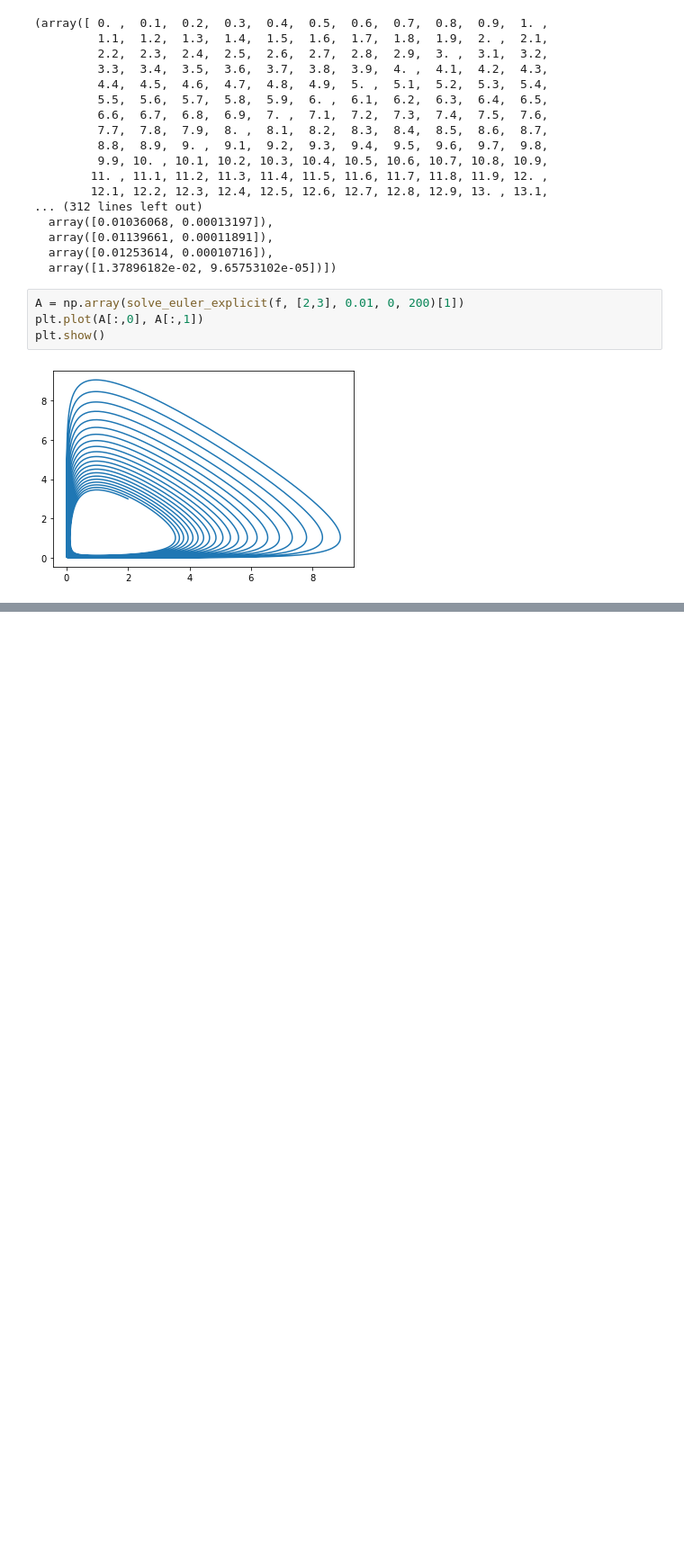
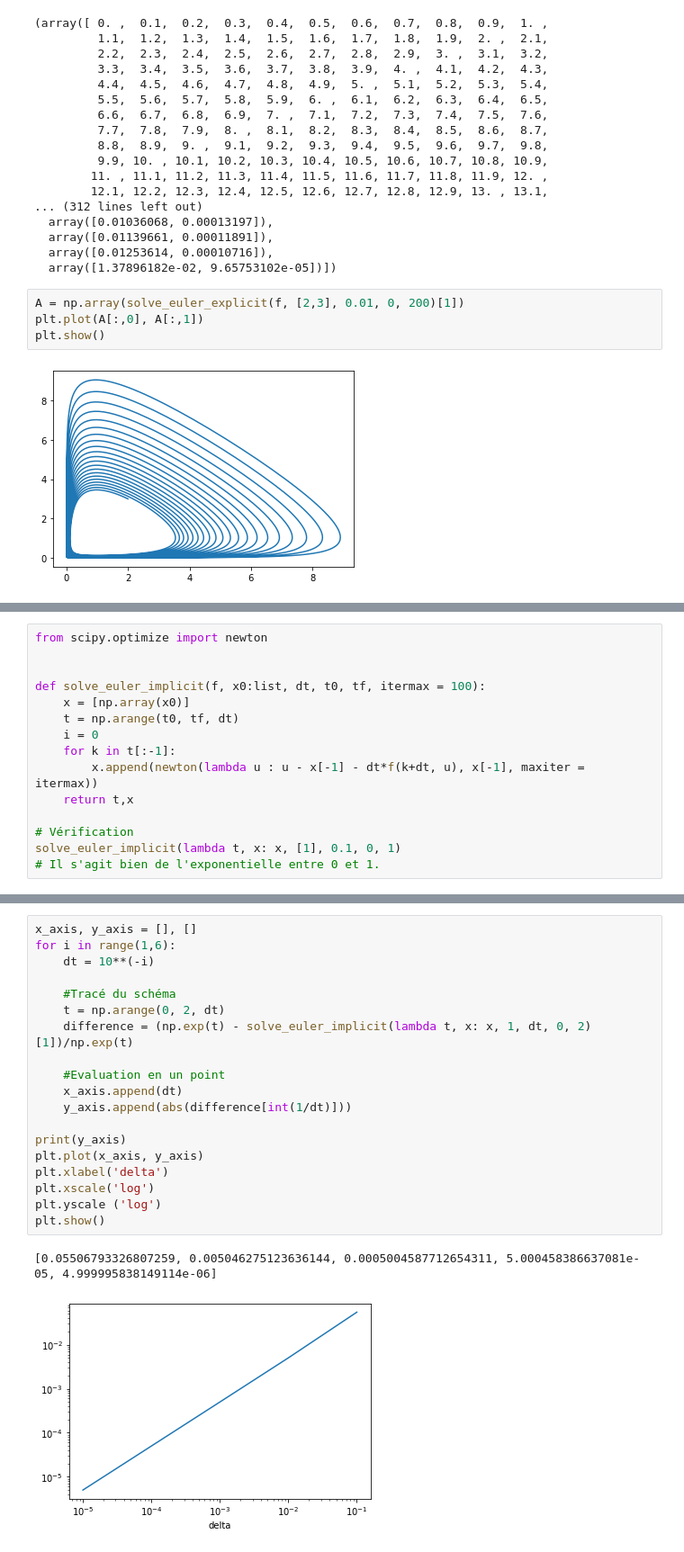
Before and after one commit to HugoDLM/Projet_num2, a Jupyter notebook: Rendu.ipynb, the cells around one changed output, grey strips where cells are left out. Shown at 90% size. Cells and saved outputs as stored; diff of their text form; blank space fills up the shorter version.

```diff
--- a/Rendu.ipynb
+++ b/Rendu.ipynb
@@ -169,0 +229,15 @@ plt.show()
+# %%
+from scipy.optimize import newton
+
+
+def solve_euler_implicit(f, x0:list, dt, t0, tf, itermax = 100):
+    x = [np.array(x0)]
+    t = np.arange(t0, tf, dt)
+    i = 0
+    for k in t[:-1]:
+        x.append(newton(lambda u : u - x[-1] - dt*f(k+dt, u), x[-1], maxiter = itermax))
+    return t,x
+
+# Vérification
+solve_euler_implicit(lambda t, x: x, [1], 0.1, 0, 1)
+# Il s'agit bien de l'exponentielle entre 0 et 1.
@@ -169,0 +256,22 @@ plt.show()
+# %%
+x_axis, y_axis = [], []
+for i in range(1,6):
+    dt = 10**(-i)
+
+    #Tracé du schéma
+    t = np.arange(0, 2, dt)
+    difference = (np.exp(t) - solve_euler_implicit(lambda t, x: x, 1, dt, 0, 2)[1])/np.exp(t)
+
+    #Evaluation en un point
+    x_axis.append(dt)
+    y_axis.append(abs(difference[int(1/dt)]))
+
+print(y_axis)
+plt.plot(x_axis, y_axis)
+plt.xlabel('delta')
+plt.xscale('log')
+plt.yscale ('log')
+plt.show()
+# %% [output]
+[0.05506793326807259, 0.005046275123636144, 0.0005004587712654311, 5.000458386637081e-05, 4.999995838149114e-06]
+[figure, added]
```
Also changed, not shown: parts of 16 cells of this notebook, 2 other files.
